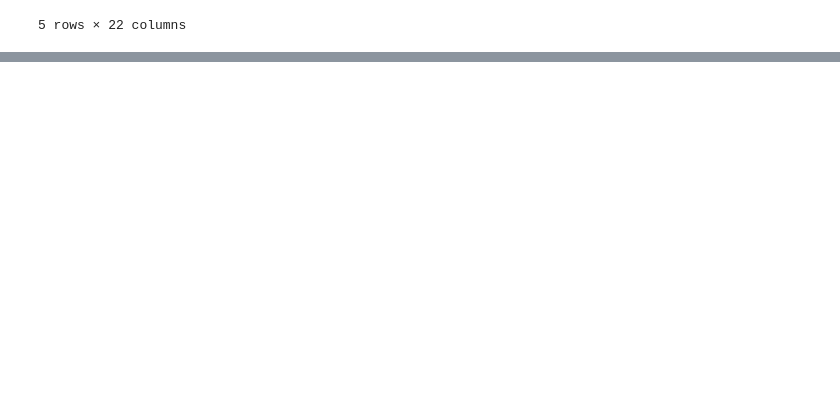
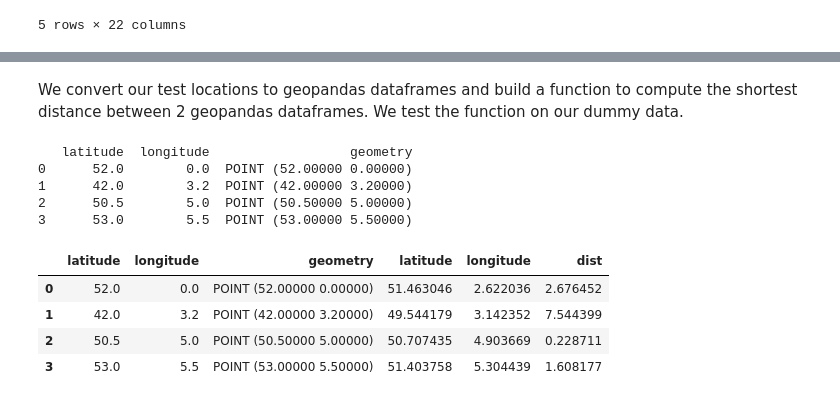
Before and after one commit to ArthurKJDeBuck/MDA_project_team_Uganda, a Jupyter notebook: project_code_task4_final.ipynb, the cells around one changed output, grey strips where cells are left out. Drawn from its saved outputs; the diff is of its cells as text; code cells hidden in the pictures; blank space fills up the shorter version.

```diff
--- a/project_code_task4_final.ipynb
+++ b/project_code_task4_final.ipynb
@@ -762,0 +926,16 @@ print(len(missing_municipalities))
+# %%
+aed_locations[aed_locations['postal_code'].isnull()]
+print(min(filtered_cardiac_interventions['Latitude Intervention']))
+print(max(filtered_cardiac_interventions['Latitude Intervention']))
+print(min(filtered_cardiac_interventions['Longitude Intervention']))
+print(max(filtered_cardiac_interventions['Longitude Intervention']))
+test_lats = np.random.uniform(49.5,51.48, size = 100)
+test_longs = np.random.uniform(2.6,6.2, size = 100)
+test_locs_data = {'latitude':test_lats, 'longitude':test_longs}
+test_locs = pd.DataFrame(test_locs_data)
+test_locs.head(5)
+test_interventions_locs_lats = np.array([52, 42, 50.5, 53])
+test_interventions_locs_longs = np.array([0, 3.2, 5, 5.5])
+test_interventions_locs_data = {'latitude':test_interventions_locs_lats, 'longitude':test_interventions_locs_longs}
+test_interventions_locs = pd.DataFrame(test_interventions_locs_data)
+test_interventions_locs.head(5)
@@ -762,0 +952,38 @@ print(len(missing_municipalities))
+# %% [markdown]
+We convert our test locations to geopandas dataframes and build a function to compute the shortest distance between 2 geopandas dataframes. We test the function on our dummy data.
+# %%
+#converting our test locations to geopandas dataframes
+gdf_test_locs = gpd.GeoDataFrame(test_locs, geometry=gpd.points_from_xy(test_locs['latitude'], test_locs.longitude), crs="EPSG:4326")
+gdf_test_interventions_locs = gpd.GeoDataFrame(test_interventions_locs, geometry=gpd.points_from_xy(test_interventions_locs.latitude, test_interventions_locs.longitude)
+                                                , crs="EPSG:4326")
+print(gdf_test_interventions_locs.head(5))
+
+#function to match a point in one geopandas dataframe to the closest point in another geopandas dataframe
+def ckdnearest(gdA, gdB):
+
+    nA = np.array(list(gdA.geometry.apply(lambda x: (x.x, x.y))))
+    nB = np.array(list(gdB.geometry.apply(lambda x: (x.x, x.y))))
+    btree = cKDTree(nB)
+    dist, idx = btree.query(nA, k=1)
+    gdB_nearest = gdB.iloc[idx].drop(columns="geometry").reset_index(drop=True)
+    gdf = pd.concat(
+        [
+            gdA.reset_index(drop=True),
+            gdB_nearest,
+            pd.Series(dist, name='dist')
+        ],
+        axis=1)
+
+    return gdf
+ckdnearest(gdf_test_interventions_locs, gdf_test_locs)
+# %% [output]
+   latitude  longitude                  geometry
+0      52.0        0.0  POINT (52.00000 0.00000)
+1      42.0        3.2  POINT (42.00000 3.20000)
+2      50.5        5.0  POINT (50.50000 5.00000)
+3      53.0        5.5  POINT (53.00000 5.50000)
+|  | latitude | longitude | geometry | latitude | longitude | dist |
+| 0 | 52.0 | 0.0 | POINT (52.00000 0.00000) | 51.463046 | 2.622036 | 2.676452 |
+| 1 | 42.0 | 3.2 | POINT (42.00000 3.20000) | 49.544179 | 3.142352 | 7.544399 |
+| 2 | 50.5 | 5.0 | POINT (50.50000 5.00000) | 50.707435 | 4.903669 | 0.228711 |
+| 3 | 53.0 | 5.5 | POINT (53.00000 5.50000) | 51.403758 | 5.304439 | 1.608177 |
```
Also changed, not shown: parts of 25 cells of this notebook.
